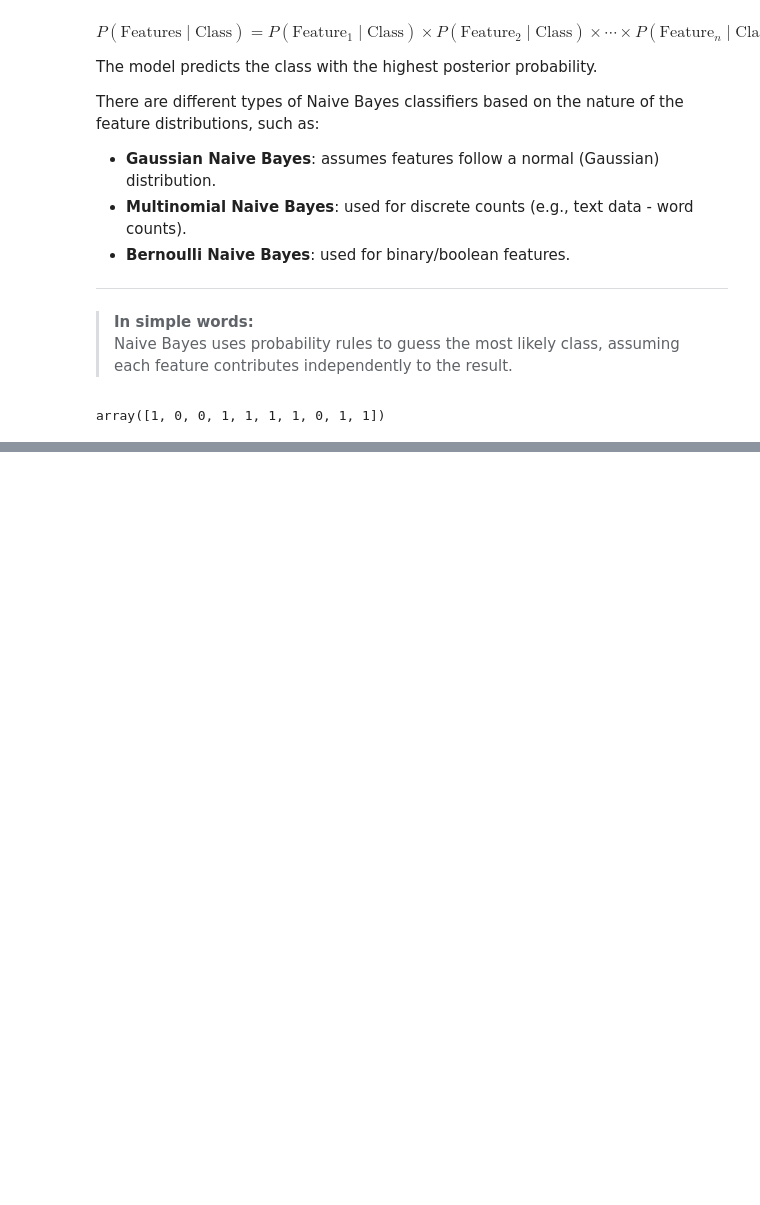
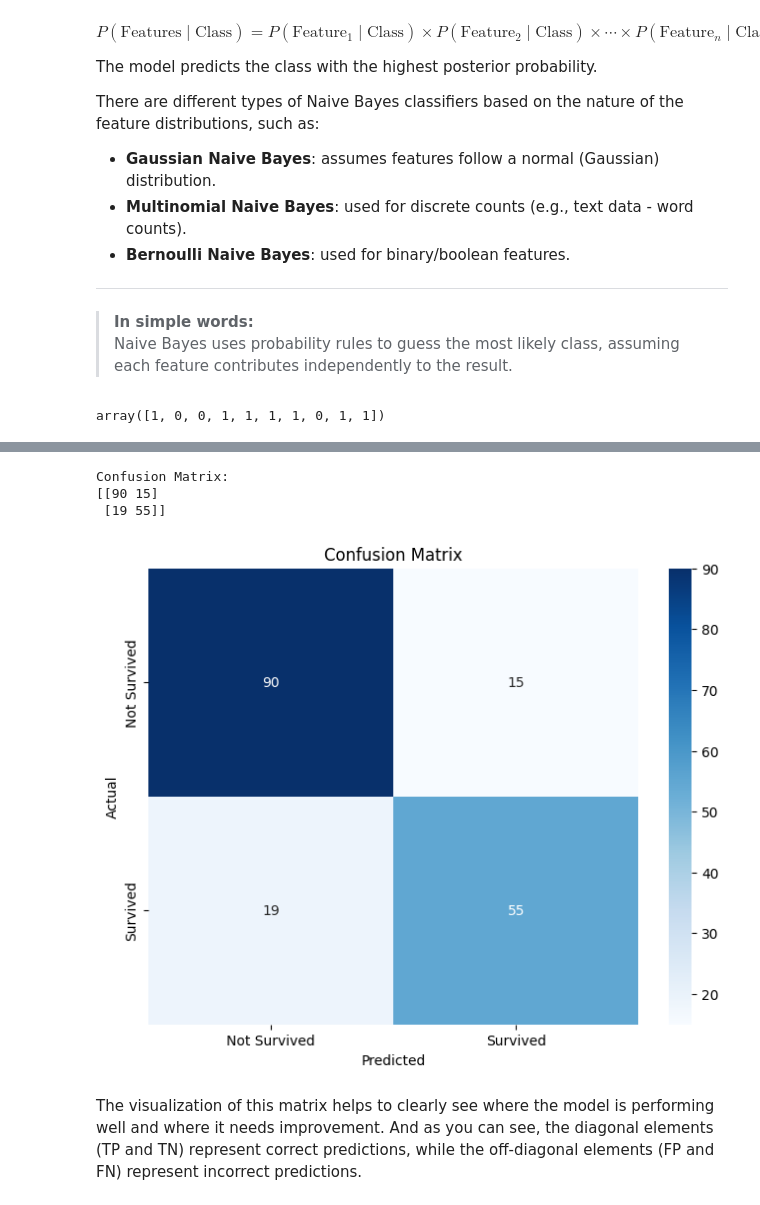
Before and after one commit to MAL-TO/Workshop-ML, a Jupyter notebook: lab2.ipynb, the cells around one changed output, grey strips where cells are left out. Saved outputs shown, nothing was run; the diff lists cells and outputs as text; code cells hidden in the pictures; blank space fills up the shorter version.

Commit message:
adding model evalution and tuning

```diff
--- a/lab2.ipynb
+++ b/lab2.ipynb
@@ -449,0 +446,14 @@ The model evalution process in this lab are mainly divided into three sections,
+# %%
+# Choosing the Logistic Regression Model as the candidate model for evaluation
+# Add feature scaling before training
+from sklearn.preprocessing import StandardScaler
+scaler = StandardScaler()
+X_train_scaled = scaler.fit_transform(X_train)
+X_test_scaled = scaler.transform(X_test)
+
+#Training Logistic Regression Model
+model = LogisticRegression(random_state=42)
+# 4. Train the model
+model.fit(X_train_scaled, y_train)
+#Getting Predictions from Model
+y_pred = model.predict(X_test_scaled)
@@ -450 +479,26 @@ The model evalution process in this lab are mainly divided into three sections,
+# %%
+# 1. Importing
+from sklearn.metrics import confusion_matrix
+import seaborn as sns
+# 2. Confusion Matrix
+cm = confusion_matrix(y_test, y_pred)
+print("\nConfusion Matrix:")
+print(cm)
+
+# Visualize the confusion matrix
+plt.figure(figsize=(8, 6))
+sns.heatmap(cm, annot=True, fmt='d', cmap='Blues',
+            xticklabels=['Not Survived', 'Survived'],
+            yticklabels=['Not Survived', 'Survived'])
+plt.xlabel('Predicted')
+plt.ylabel('Actual')
+plt.title('Confusion Matrix')
+plt.show()
+# %% [output]
+Confusion Matrix:
+[[90 15]
+ [19 55]]
+[figure, added]
+# %% [markdown]
+The visualization of this matrix helps to clearly see where the model is performing well and where it needs improvement. And as you can see, the diagonal elements (TP and TN) represent correct predictions, while the off-diagonal elements (FP and FN) represent incorrect predictions.
 # %% [markdown]
```
Also changed, not shown: parts of 27 cells of this notebook, 1 other file.
